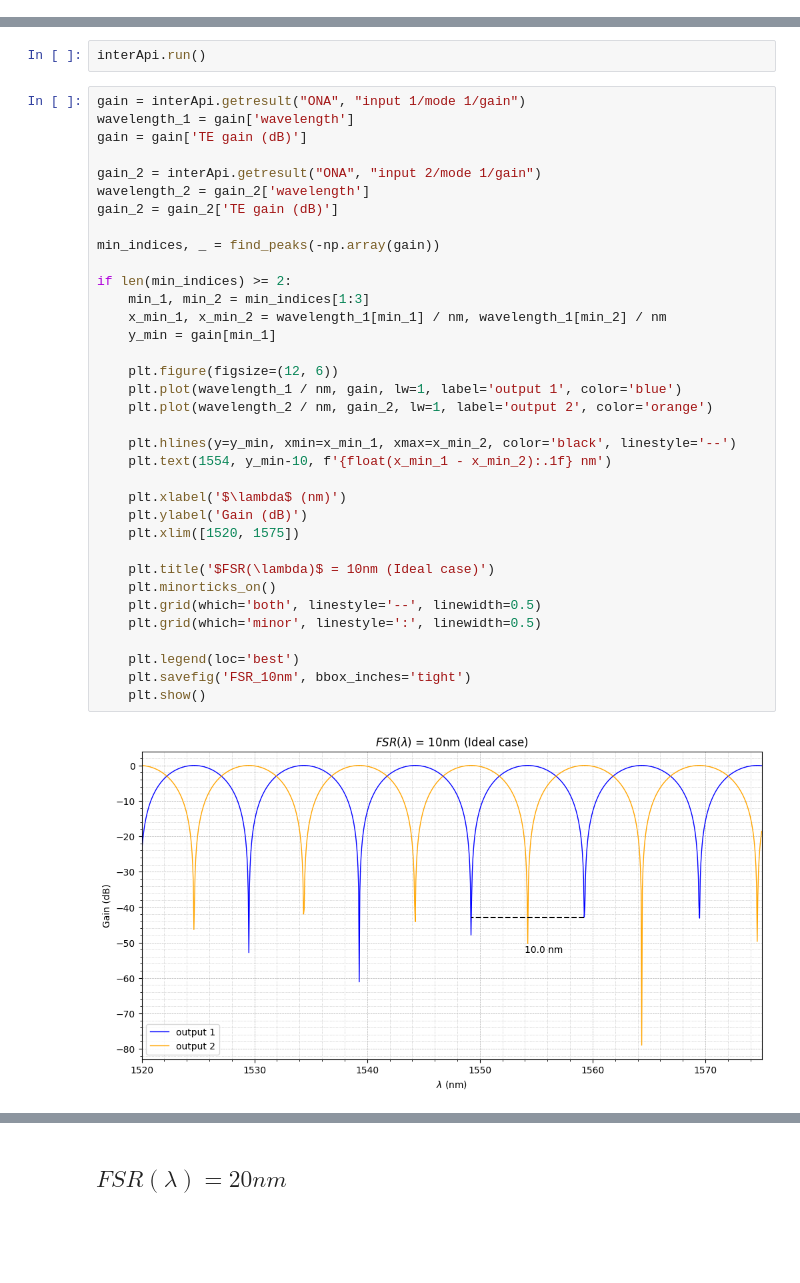
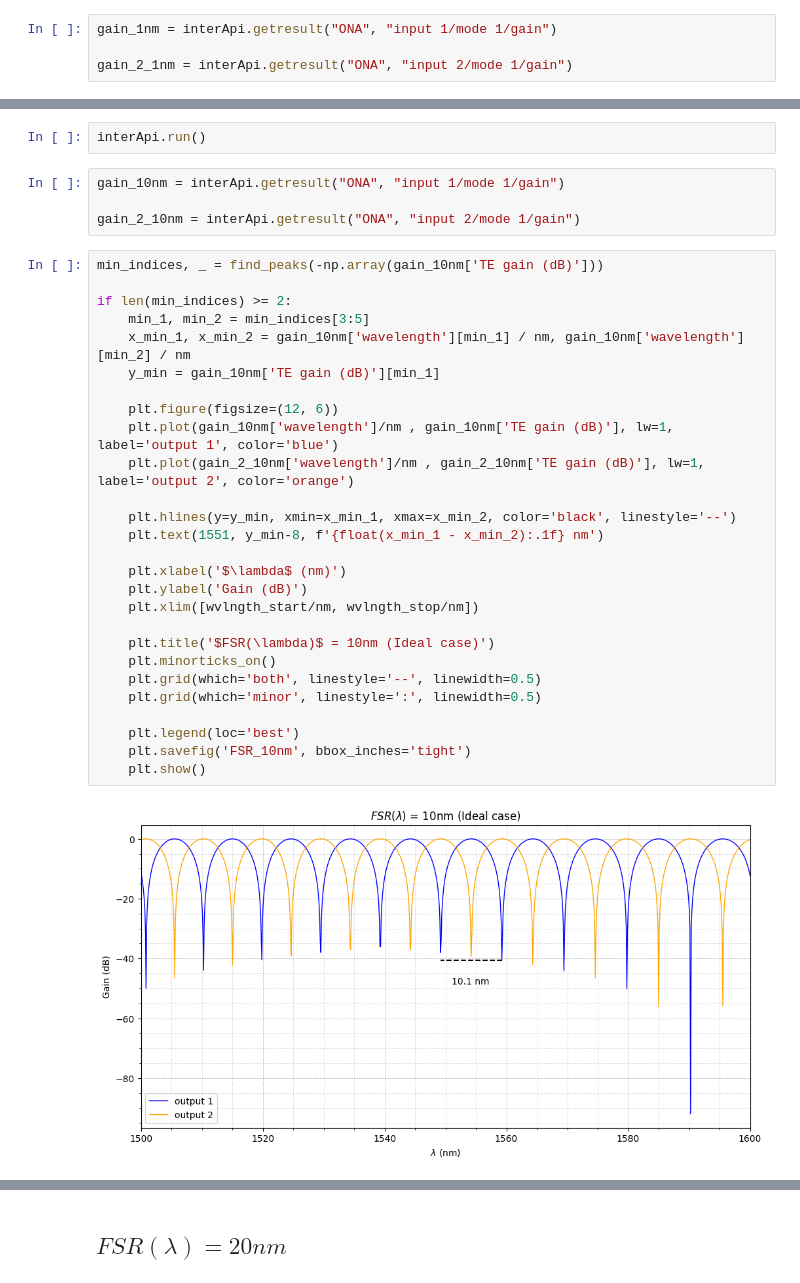
Before and after one commit to FhelipeAllves/Photonics, a Jupyter notebook: Mach–Zehnder interferometer/Ideal simulation/Sim_Interconnect_ideal.ipynb, the cells around one changed output, grey strips where cells are left out. Cells and saved outputs as stored; diff of their text form; blank space fills up the shorter version.

```diff
--- a/Mach–Zehnder interferometer/Ideal simulation/Sim_Interconnect_ideal.ipynb
+++ b/Mach–Zehnder interferometer/Ideal simulation/Sim_Interconnect_ideal.ipynb
@@ -114,4 +109,8 @@ interApi.connect("coupler_2", "port 4", "ONA", "input 2")
 1.0
 # %%
 interApi.run()
+# %%
+gain_1nm = interApi.getresult("ONA", "input 1/mode 1/gain")
+
+gain_2_1nm = interApi.getresult("ONA", "input 2/mode 1/gain")
 # %%
@@ -203,41 +194,37 @@ interApi.connect("wg_2", "port 2", "coupler_2", "port 2")
 1.0
 # %%
 interApi.run()
+# %%
+gain_10nm = interApi.getresult("ONA", "input 1/mode 1/gain")
+
+gain_2_10nm = interApi.getresult("ONA", "input 2/mode 1/gain")
 # %%
-gain = interApi.getresult("ONA", "input 1/mode 1/gain")
-wavelength_1 = gain['wavelength']
-gain = gain['TE gain (dB)']
-
-gain_2 = interApi.getresult("ONA", "input 2/mode 1/gain")
-wavelength_2 = gain_2['wavelength']
-gain_2 = gain_2['TE gain (dB)']
-
-min_indices, _ = find_peaks(-np.array(gain))
+min_indices, _ = find_peaks(-np.array(gain_10nm['TE gain (dB)']))
 
 if len(min_indices) >= 2:
-    min_1, min_2 = min_indices[1:3]
-    x_min_1, x_min_2 = wavelength_1[min_1] / nm, wavelength_1[min_2] / nm
-    y_min = gain[min_1]
+    min_1, min_2 = min_indices[3:5]
+    x_min_1, x_min_2 = gain_10nm['wavelength'][min_1] / nm, gain_10nm['wavelength'][min_2] / nm
+    y_min = gain_10nm['TE gain (dB)'][min_1]
 
     plt.figure(figsize=(12, 6))
-    plt.plot(wavelength_1 / nm, gain, lw=1, label='output 1', color='blue')
-    plt.plot(wavelength_2 / nm, gain_2, lw=1, label='output 2', color='orange')
+    plt.plot(gain_10nm['wavelength']/nm , gain_10nm['TE gain (dB)'], lw=1, label='output 1', color='blue')
+    plt.plot(gain_2_10nm['wavelength']/nm , gain_2_10nm['TE gain (dB)'], lw=1, label='output 2', color='orange')
 
     plt.hlines(y=y_min, xmin=x_min_1, xmax=x_min_2, color='black', linestyle='--')
-    plt.text(1554, y_min-10, f'{float(x_min_1 - x_min_2):.1f} nm')
+    plt.text(1551, y_min-8, f'{float(x_min_1 - x_min_2):.1f} nm')
 
     plt.xlabel('$\lambda$ (nm)')
     plt.ylabel('Gain (dB)')
-    plt.xlim([1520, 1575])
+    plt.xlim([wvlngth_start/nm, wvlngth_stop/nm])
 
     plt.title('$FSR(\lambda)$ = 10nm (Ideal case)')
     plt.minorticks_on()
     plt.grid(which='both', linestyle='--', linewidth=0.5)
     plt.grid(which='minor', linestyle=':', linewidth=0.5)
 
     plt.legend(loc='best')
     plt.savefig('FSR_10nm', bbox_inches='tight')
     plt.show()
 # %% [output]
-[figure, old version]
+[figure, new version]
 # %%
```
Also changed, not shown: parts of 14 cells of this notebook, 23 other files.
